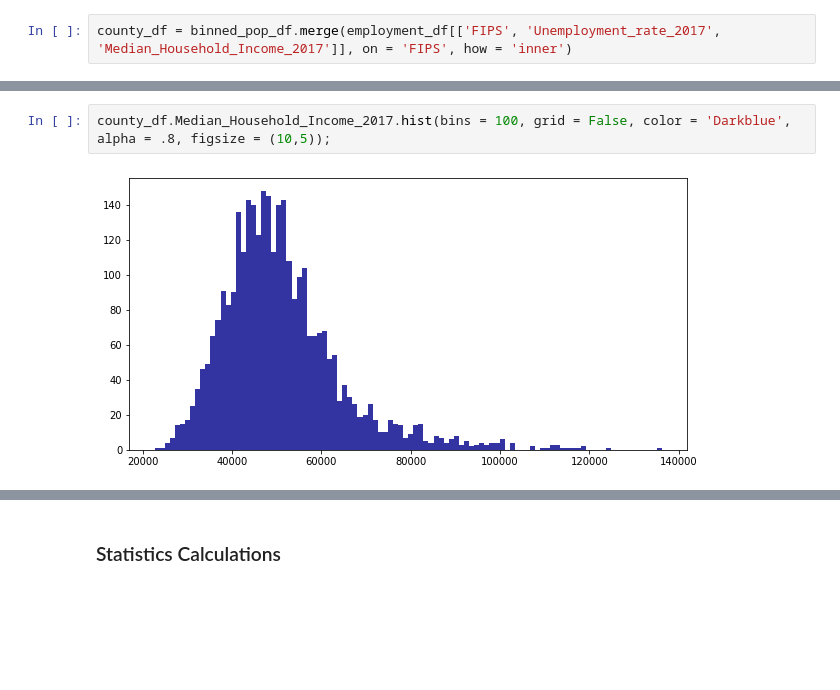
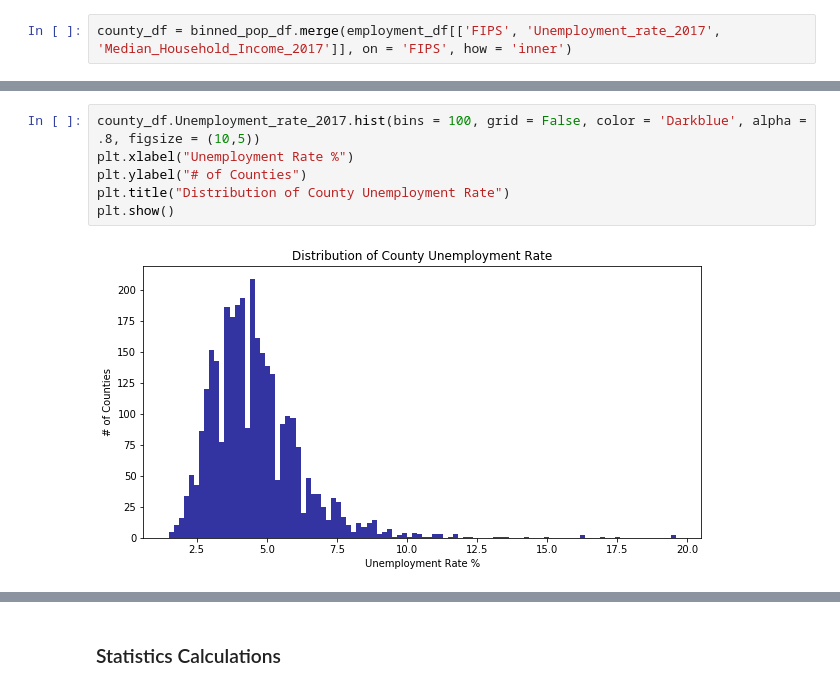
Before and after one commit to BenGeissel/Population_Effects_on_income_hypothesis_testing_module3project, a Jupyter notebook: Mod3Project_Ben_Rob_Technical_Audience.ipynb, the cells around one changed output, grey strips where cells are left out. Saved outputs shown, nothing was run; the diff lists cells and outputs as text; blank space fills up the shorter version.

Commit message:
Update files and add some images

```diff
--- a/Mod3Project_Ben_Rob_Technical_Audience.ipynb
+++ b/Mod3Project_Ben_Rob_Technical_Audience.ipynb
@@ -32,4 +41,8 @@ county_df = binned_pop_df.merge(employment_df[['FIPS', 'Unemployment_rate_2017',
 # %%
-county_df.Median_Household_Income_2017.hist(bins = 100, grid = False, color = 'Darkblue', alpha = .8, figsize = (10,5));
+county_df.Unemployment_rate_2017.hist(bins = 100, grid = False, color = 'Darkblue', alpha = .8, figsize = (10,5))
+plt.xlabel("Unemployment Rate %")
+plt.ylabel("# of Counties")
+plt.title("Distribution of County Unemployment Rate")
+plt.show()
 # %% [output]
-[figure, old version]
+[figure, new version]
```
Also changed, not shown: parts of 9 cells of this notebook, 3 other files.
